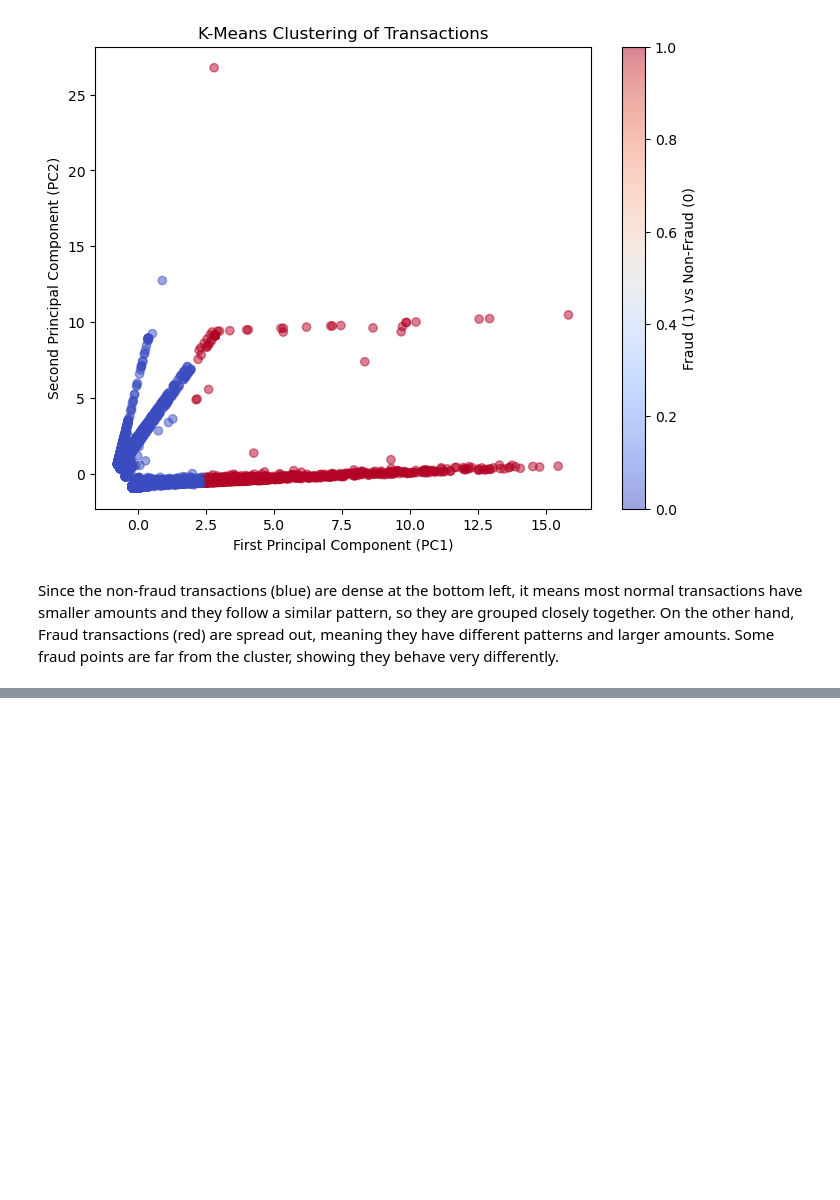
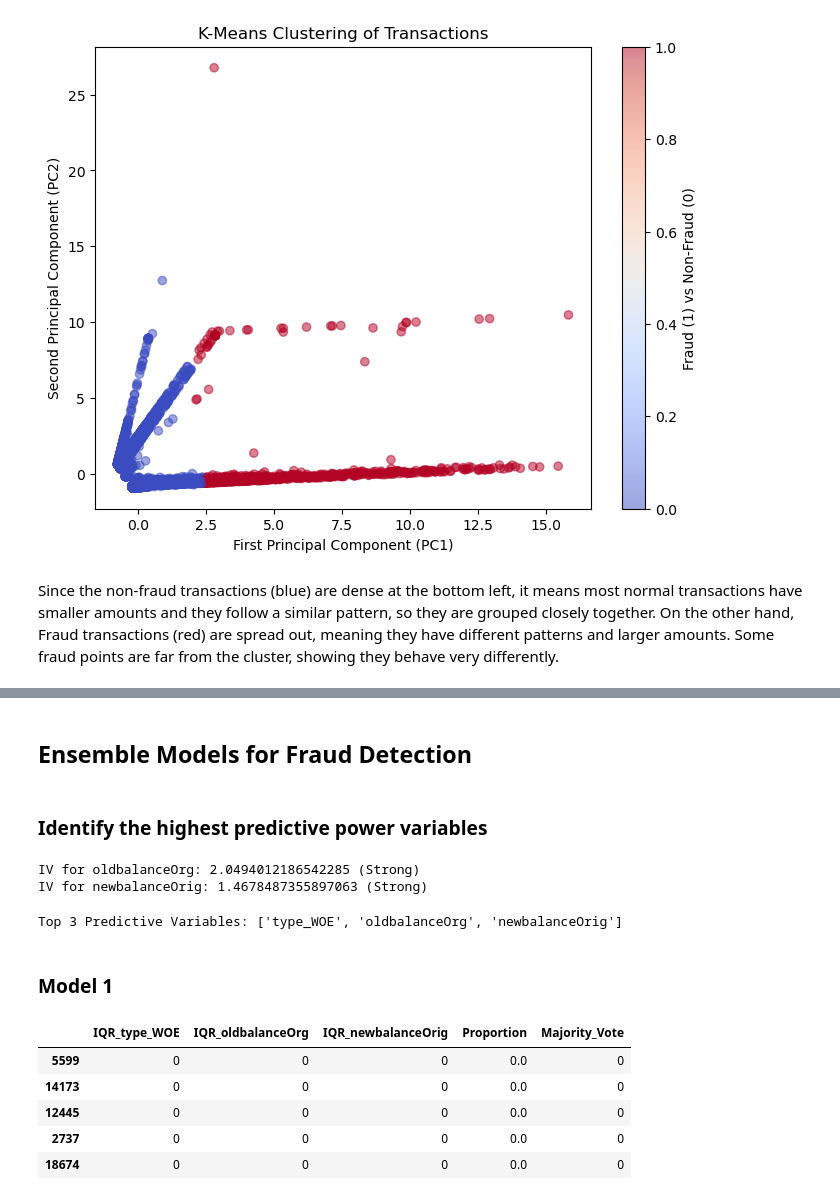
Before and after one commit to FarahAnanda/fraud-detection-analytics, a Jupyter notebook: fraud_analytics.ipynb, the cells around one changed output, grey strips where cells are left out. Cells and saved outputs as stored; diff of their text form; code cells hidden in the pictures; blank space fills up the shorter version.

```diff
--- a/fraud_analytics.ipynb
+++ b/fraud_analytics.ipynb
@@ -418,0 +475,77 @@ Since the non-fraud transactions (blue) are dense at the bottom left, it means m
+# %% [markdown]
+## Ensemble Models for Fraud Detection
+# %% [markdown]
+### Identify the highest predictive power variables
+# %%
+# Define bins for oldbalanceOrg
+bins_oldbalanceOrg = [0, 1000, 10000, 50000, 100000, df_train['oldbalanceOrg'].max()]
+df_train = bin_variable(df_train, 'oldbalanceOrg', bins_oldbalanceOrg)
+woe_table_oldbalanceOrg, iv_oldbalanceOrg = calculate_woe_iv(df_train, 'oldbalanceOrg_bin', 'isFraud')
+
+# Classify IV strength for oldbalanceOrg
+if iv_oldbalanceOrg > 0.3:
+    strength_oldbalanceOrg = "Strong"
+elif iv_oldbalanceOrg > 0.1:
+    strength_oldbalanceOrg = "Weak"
+else:
+    strength_oldbalanceOrg = "Very Low"
+
+# Define bins for newbalanceOrig
+bins_newbalanceOrig = [0, 1000, 10000, 50000, 100000, df_train['newbalanceOrig'].max()]
+df_train = bin_variable(df_train, 'newbalanceOrig', bins_newbalanceOrig)
+woe_table_newbalanceOrig, iv_newbalanceOrig = calculate_woe_iv(df_train, 'newbalanceOrig_bin', 'isFraud')
+
+# Classify IV strength for newbalanceOrig
+if iv_newbalanceOrig > 0.3:
+    strength_newbalanceOrig = "Strong"
+elif iv_newbalanceOrig > 0.1:
+    strength_newbalanceOrig = "Weak"
+else:
+    strength_newbalanceOrig = "Very Low"
+
+# Print results
+print(f"IV for oldbalanceOrg: {iv_oldbalanceOrg} ({strength_oldbalanceOrg})")
+print(f"IV for newbalanceOrig: {iv_newbalanceOrig} ({strength_newbalanceOrig})")
+# %% [output]
+IV for oldbalanceOrg: 2.0494012186542285 (Strong)
+IV for newbalanceOrig: 1.4678487355897063 (Strong)
+# %%
+iv_values = {
+    "amount": iv_amount,
+    "type_WOE": iv_type,
+    "oldbalanceOrg": iv_oldbalanceOrg,
+    "newbalanceOrig": iv_newbalanceOrig
+}
+
+# Sort by IV and pick the top 3 variables
+top_features = sorted(iv_values, key=iv_values.get, reverse=True)[:3]
+print("Top 3 Predictive Variables:", top_features)
+# %% [output]
+Top 3 Predictive Variables: ['type_WOE', 'oldbalanceOrg', 'newbalanceOrig']
+# %% [markdown]
+### Model 1
+# %%
+# IQR outlier detection
+def detect_outliers_iqr(df, column):
+    Q1 = df[column].quantile(0.25)
+    Q3 = df[column].quantile(0.75)
+    IQR = Q3 - Q1
+    lower_bound = Q1 - 1.5 * IQR
+    upper_bound = Q3 + 1.5 * IQR
+    return ((df[column] < lower_bound) | (df[column] > upper_bound)).astype(int)
+
+for feature in top_features:
+    df_train[f"IQR_{feature}"] = detect_outliers_iqr(df_train, feature)
+
+# Majority Vote
+df_train["Proportion"] = df_train[[f"IQR_{feature}" for feature in top_features]].sum(axis=1) / len(top_features)
+df_train["Majority_Vote"] = (df_train["Proportion"] > 0.5).astype(int)
+
+df_train[["IQR_" + feature for feature in top_features] + ["Proportion", "Majority_Vote"]].head()
+# %% [output]
+|  | IQR_type_WOE | IQR_oldbalanceOrg | IQR_newbalanceOrig | Proportion | Majority_Vote |
+| 5599 | 0 | 0 | 0 | 0.0 | 0 |
+| 14173 | 0 | 0 | 0 | 0.0 | 0 |
+| 12445 | 0 | 0 | 0 | 0.0 | 0 |
+| 2737 | 0 | 0 | 0 | 0.0 | 0 |
+| 18674 | 0 | 0 | 0 | 0.0 | 0 |
```
Also changed, not shown: parts of 24 cells of this notebook.
